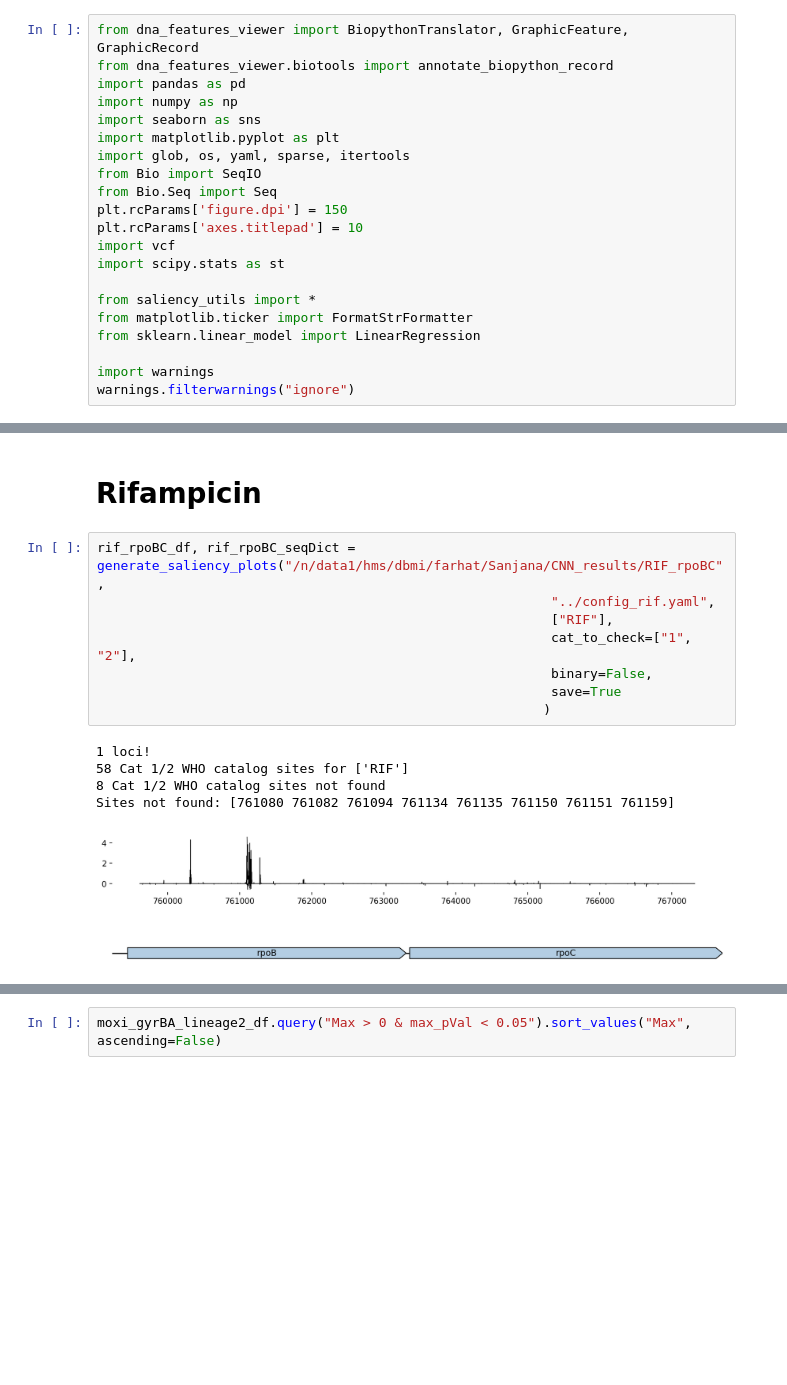
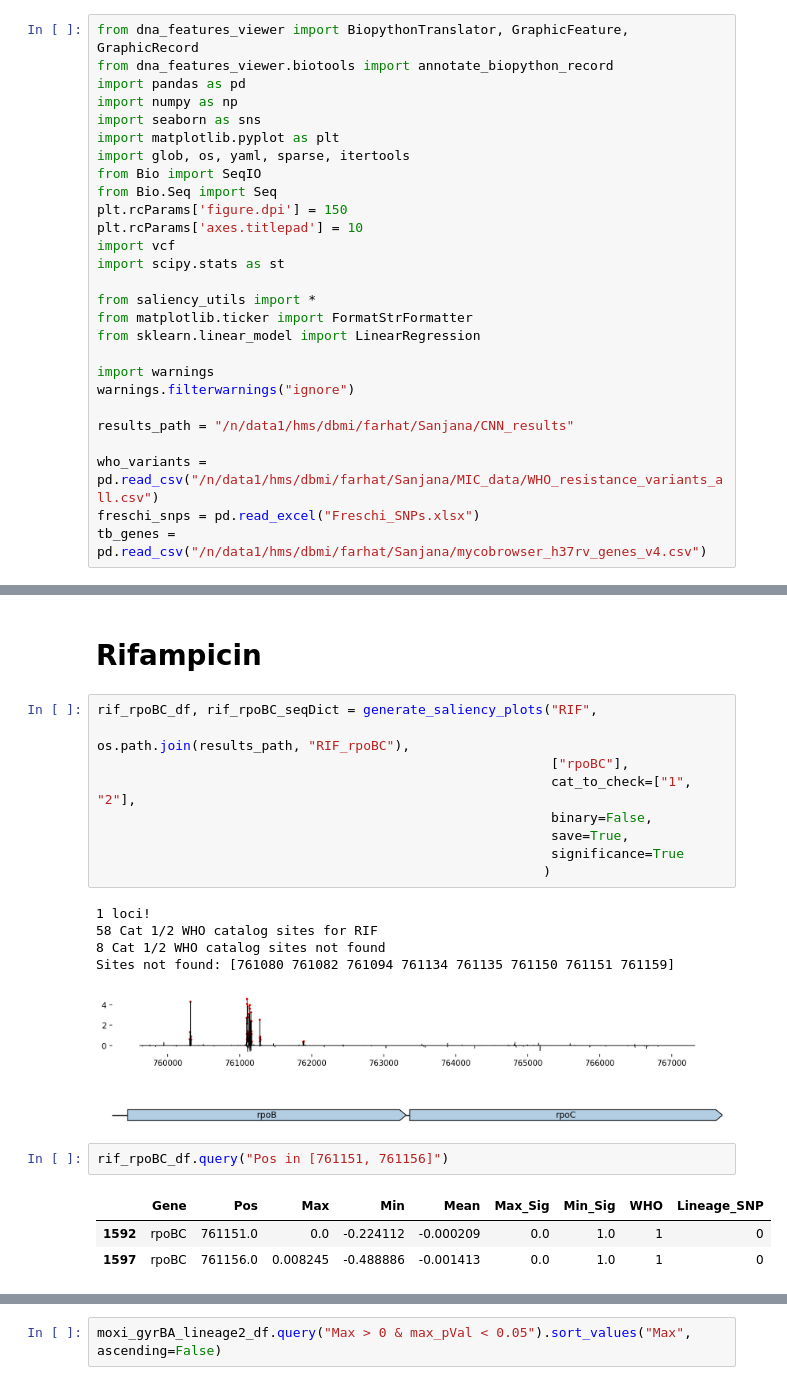
Before and after one commit to sanju99/MtbQuantCNN, a Jupyter notebook: analysis/plot_saliency.ipynb, the cells around one changed output, grey strips where cells are left out. Cells and saved outputs as stored; diff of their text form; blank space fills up the shorter version.

```diff
--- a/analysis/plot_saliency.ipynb
+++ b/analysis/plot_saliency.ipynb
@@ -23,4 +23,10 @@ from sklearn.linear_model import LinearRegression
 
 import warnings
 warnings.filterwarnings("ignore")
+
+results_path = "/n/data1/hms/dbmi/farhat/Sanjana/CNN_results"
+
+who_variants = pd.read_csv("/n/data1/hms/dbmi/farhat/Sanjana/MIC_data/WHO_resistance_variants_all.csv")
+freschi_snps = pd.read_excel("Freschi_SNPs.xlsx")
+tb_genes = pd.read_csv("/n/data1/hms/dbmi/farhat/Sanjana/mycobrowser_h37rv_genes_v4.csv")
 # %% [output]
@@ -97,17 +36,24 @@ tb_genes = pd.read_csv("/n/data1/hms/dbmi/farhat/Sanjana/mycobrowser_h37rv_genes
 # %% [markdown]
 # Rifampicin
 # %%
-rif_rpoBC_df, rif_rpoBC_seqDict = generate_saliency_plots("/n/data1/hms/dbmi/farhat/Sanjana/CNN_results/RIF_rpoBC",
-                                                          "../config_rif.yaml",
-                                                          ["RIF"],
+rif_rpoBC_df, rif_rpoBC_seqDict = generate_saliency_plots("RIF",
+                                                          os.path.join(results_path, "RIF_rpoBC"),
+                                                          ["rpoBC"],
                                                           cat_to_check=["1", "2"],
                                                           binary=False,
-                                                          save=True
+                                                          save=True,
+                                                          significance=True
                                                          )
 # %% [output]
 1 loci!
-58 Cat 1/2 WHO catalog sites for ['RIF']
+58 Cat 1/2 WHO catalog sites for RIF
 8 Cat 1/2 WHO catalog sites not found
 Sites not found: [761080 761082 761094 761134 761135 761150 761151 761159]
 [figure]
+# %%
+rif_rpoBC_df.query("Pos in [761151, 761156]")
+# %% [output]
+|  | Gene | Pos | Max | Min | Mean | Max_Sig | Min_Sig | WHO | Lineage_SNP |
+| 1592 | rpoBC | 761151.0 | 0.0 | -0.224112 | -0.000209 | 0.0 | 1.0 | 1 | 0 |
+| 1597 | rpoBC | 761156.0 | 0.008245 | -0.488886 | -0.001413 | 0.0 | 1.0 | 1 | 0 |
 # %%
```
Also changed, not shown: parts of 27 cells of this notebook, 8 other files.
